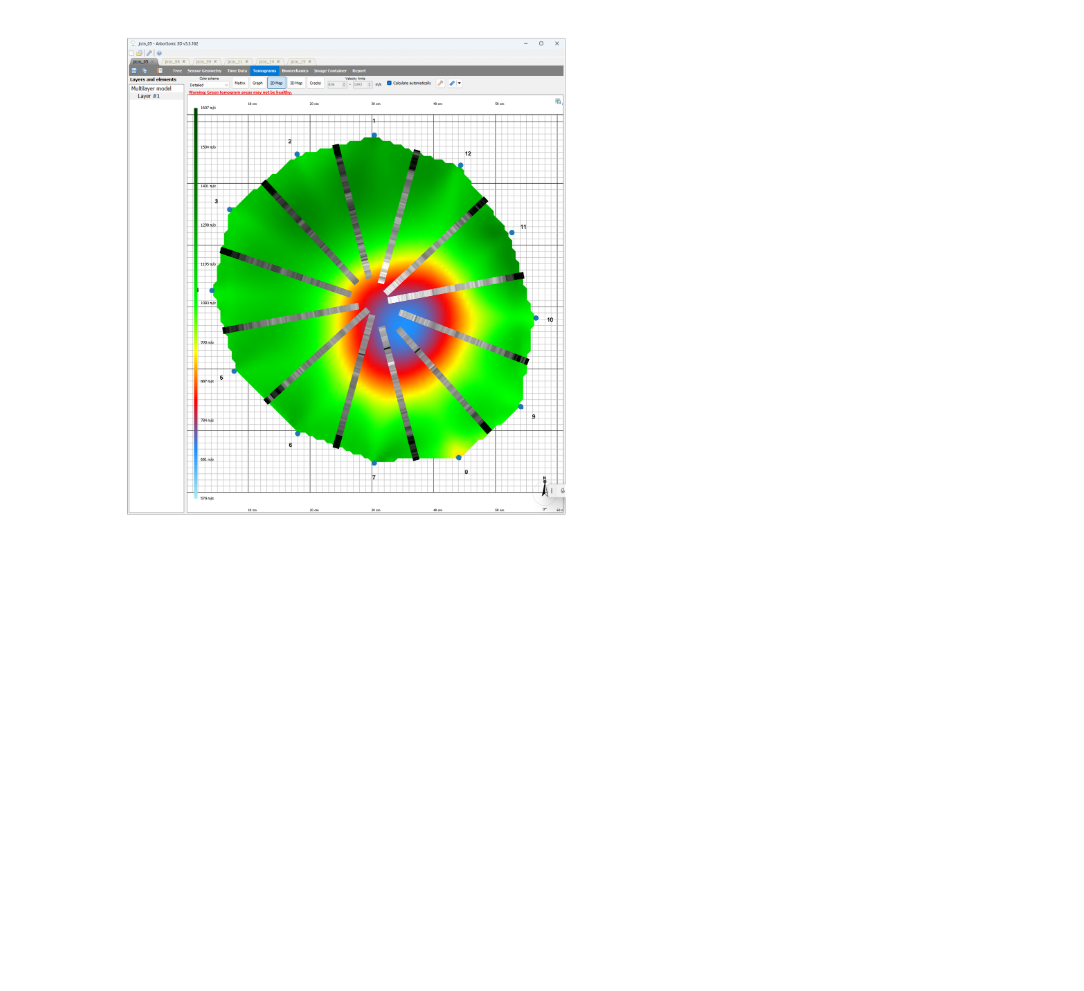
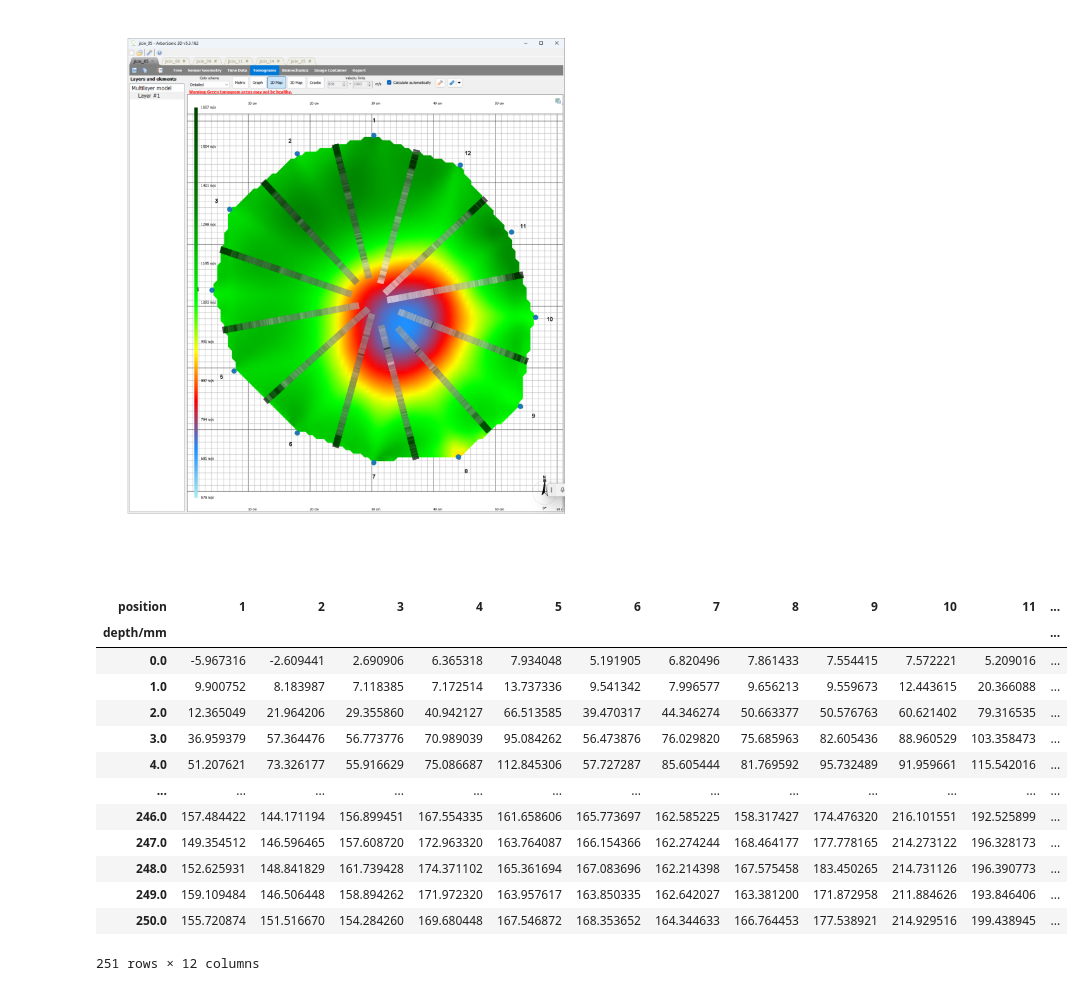
Before and after one commit to robert-marik/resistograph_meets_tomograph, a Jupyter notebook: demo.ipynb, the cells around one changed output. Saved outputs shown, nothing was run; the diff lists cells and outputs as text; code cells hidden in the pictures; blank space fills up the shorter version.

```diff
--- a/demo.ipynb
+++ b/demo.ipynb
@@ -62,7 +67,7 @@ fig, [ax, cax] = plt.subplots(1, 2, figsize=(8, 6), gridspec_kw={'width_ratios':
 ax.plot(nodes_df['x'], nodes_df['y'], '.')
 overlay_settings_plot = settings_plot.copy()
 overlay_settings_plot['linewidth'] = 5
-add_resistograph_data(resistograph_df, nodes_df, ax, cax, scale_length=0, **overlay_settings_plot)
+add_resistograph_data(resistograph_df, nodes_df, ax, cax, **overlay_settings_plot)
 cax.remove()
 
 A_img = np.array([721, 282])
@@ -90,4 +95,21 @@ ax.set_aspect(1)
 plt.tight_layout()
 plt.show()
 # %% [output]
-[figure, old version]
+[figure, new version]
+# %%
+resistograph_df[::100]
+# %% [output]
+| position | 1 | 2 | 3 | 4 | 5 | 6 | 7 | 8 | 9 | 10 | 11 | ... |
+| depth/mm |  |  |  |  |  |  |  |  |  |  |  | ... |
+| 0.0 | -5.967316 | -2.609441 | 2.690906 | 6.365318 | 7.934048 | 5.191905 | 6.820496 | 7.861433 | 7.554415 | 7.572221 | 5.209016 | ... |
+| 1.0 | 9.900752 | 8.183987 | 7.118385 | 7.172514 | 13.737336 | 9.541342 | 7.996577 | 9.656213 | 9.559673 | 12.443615 | 20.366088 | ... |
+| 2.0 | 12.365049 | 21.964206 | 29.355860 | 40.942127 | 66.513585 | 39.470317 | 44.346274 | 50.663377 | 50.576763 | 60.621402 | 79.316535 | ... |
+| 3.0 | 36.959379 | 57.364476 | 56.773776 | 70.989039 | 95.084262 | 56.473876 | 76.029820 | 75.685963 | 82.605436 | 88.960529 | 103.358473 | ... |
+| 4.0 | 51.207621 | 73.326177 | 55.916629 | 75.086687 | 112.845306 | 57.727287 | 85.605444 | 81.769592 | 95.732489 | 91.959661 | 115.542016 | ... |
+| ... | ... | ... | ... | ... | ... | ... | ... | ... | ... | ... | ... | ... |
+| 246.0 | 157.484422 | 144.171194 | 156.899451 | 167.554335 | 161.658606 | 165.773697 | 162.585225 | 158.317427 | 174.476320 | 216.101551 | 192.525899 | ... |
+| 247.0 | 149.354512 | 146.596465 | 157.608720 | 172.963320 | 163.764087 | 166.154366 | 162.274244 | 168.464177 | 177.778165 | 214.273122 | 196.328173 | ... |
+| 248.0 | 152.625931 | 148.841829 | 161.739428 | 174.371102 | 165.361694 | 167.083696 | 162.214398 | 167.575458 | 183.450265 | 214.731126 | 196.390773 | ... |
+| 249.0 | 159.109484 | 146.506448 | 158.894262 | 171.972320 | 163.957617 | 163.850335 | 162.642027 | 163.381200 | 171.872958 | 211.884626 | 193.846406 | ... |
+| 250.0 | 155.720874 | 151.516670 | 154.284260 | 169.680448 | 167.546872 | 168.353652 | 164.344633 | 166.764453 | 177.538921 | 214.929516 | 199.438945 | ... |
+251 rows × 12 columns
```
Also changed, not shown: parts of 2 cells of this notebook.
